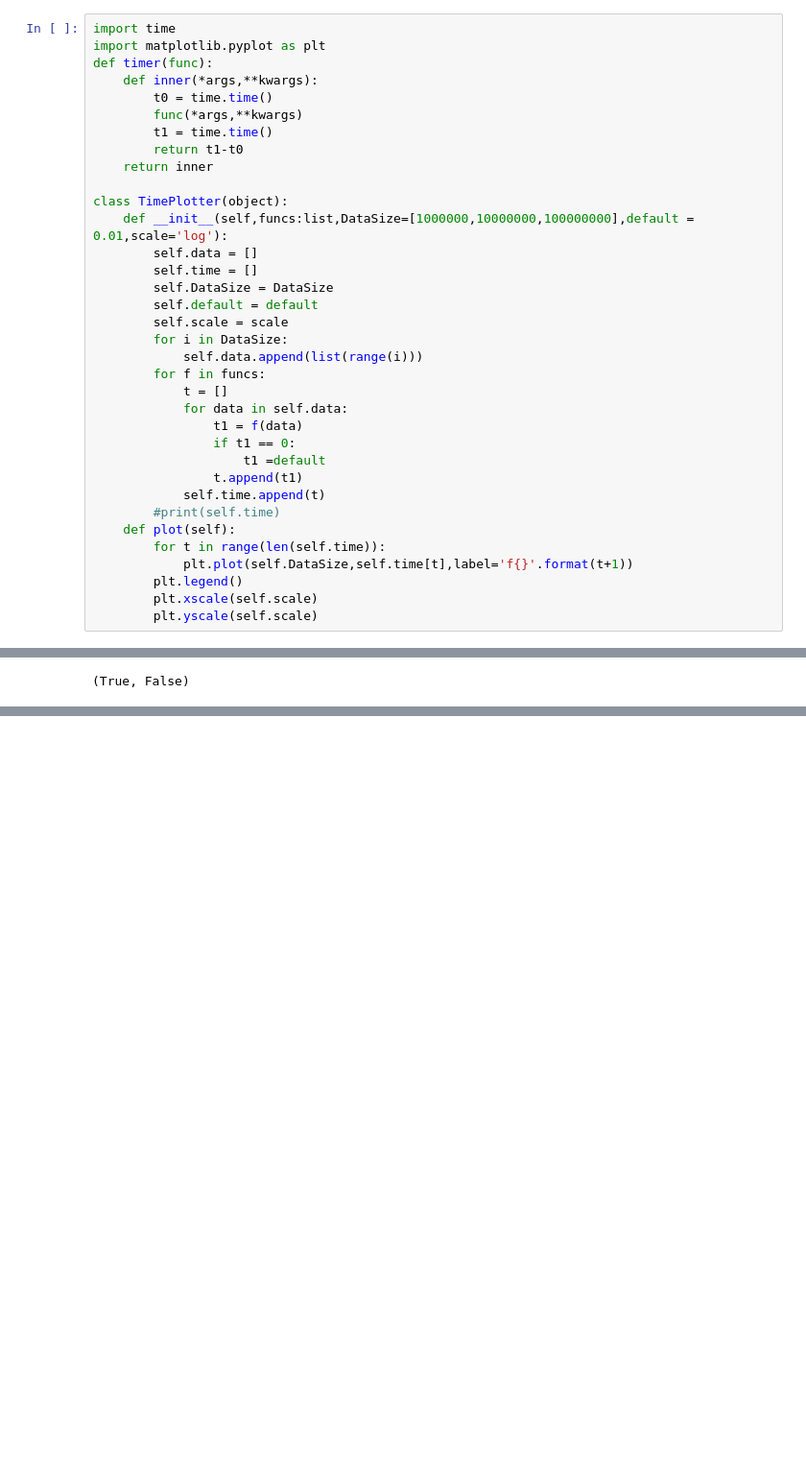
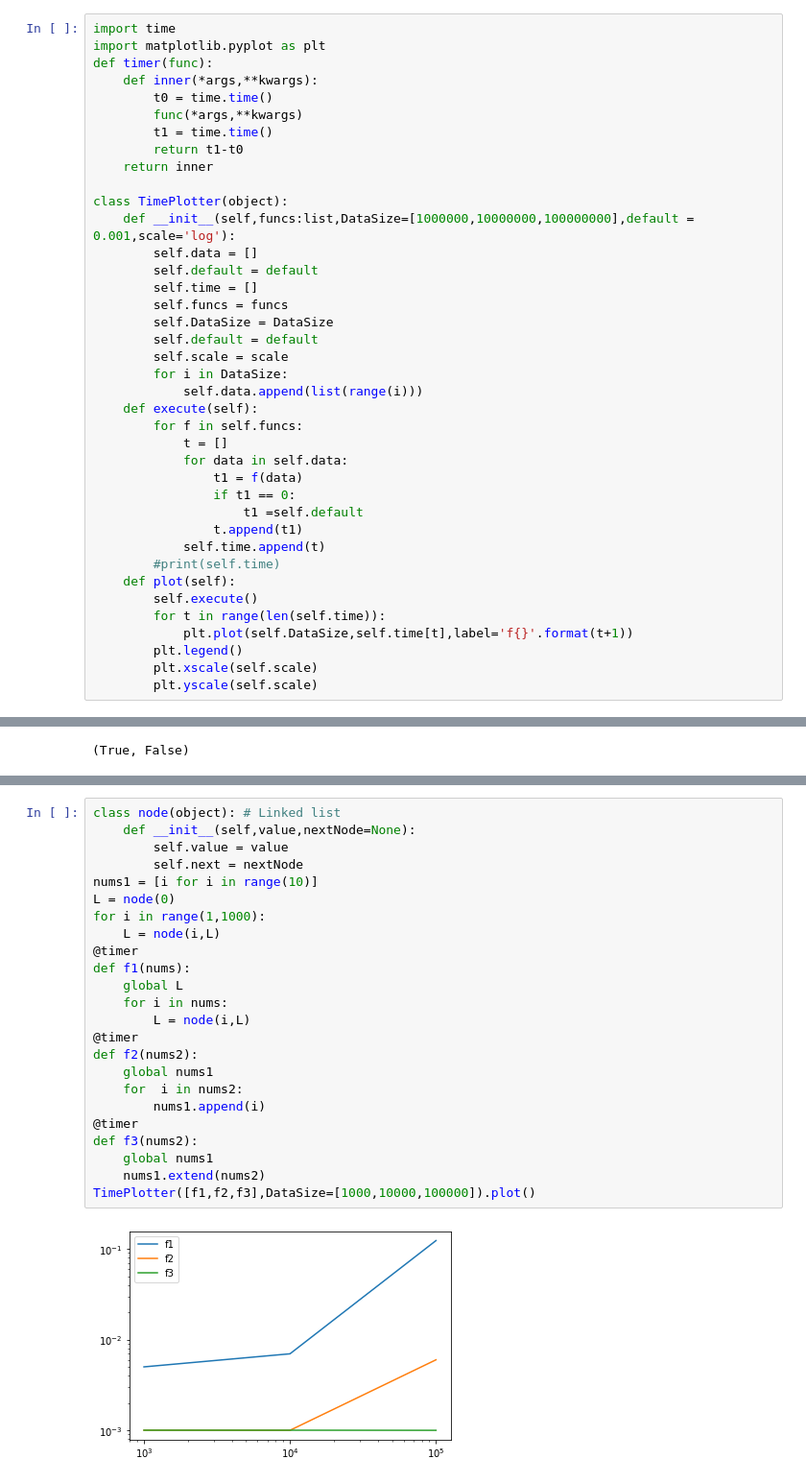
Before and after one commit to Zhurp2020/NLP-from-scratch, a Jupyter notebook: Python algorithms/Chapter 2 code.ipynb, the cells around one changed output, grey strips where cells are left out. Shown at 96% size. Saved outputs shown, nothing was run; the diff lists cells and outputs as text; blank space fills up the shorter version.

```diff
--- a/Python algorithms/Chapter 2 code.ipynb
+++ b/Python algorithms/Chapter 2 code.ipynb
@@ -10,24 +10,28 @@ def timer(func):
     return inner
 
 class TimePlotter(object):
-    def __init__(self,funcs:list,DataSize=[1000000,10000000,100000000],default = 0.01,scale='log'):
+    def __init__(self,funcs:list,DataSize=[1000000,10000000,100000000],default = 0.001,scale='log'):
         self.data = []
+        self.default = default
         self.time = []
+        self.funcs = funcs
         self.DataSize = DataSize
         self.default = default
         self.scale = scale
         for i in DataSize:
             self.data.append(list(range(i)))
-        for f in funcs:
+    def execute(self):
+        for f in self.funcs:
             t = []
             for data in self.data:
                 t1 = f(data)
                 if t1 == 0:
-                    t1 =default
+                    t1 =self.default
                 t.append(t1)
             self.time.append(t)
         #print(self.time)
     def plot(self):
+        self.execute()
         for t in range(len(self.time)):
             plt.plot(self.DataSize,self.time[t],label='f{}'.format(t+1))
         plt.legend()
@@ -242 +257,27 @@ check(6,a,b,c),check(1,a,b,c)
+# %%
+class node(object): # Linked list
+    def __init__(self,value,nextNode=None):
+        self.value = value
+        self.next = nextNode
+nums1 = [i for i in range(10)]
+L = node(0)
+for i in range(1,1000):
+    L = node(i,L)
+@timer
+def f1(nums):
+    global L
+    for i in nums:
+        L = node(i,L)
+@timer
+def f2(nums2):
+    global nums1
+    for  i in nums2:
+        nums1.append(i)
+@timer
+def f3(nums2):
+    global nums1
+    nums1.extend(nums2)
+TimePlotter([f1,f2,f3],DataSize=[1000,10000,100000]).plot()
+# %% [output]
+[figure, added]
 # %% [markdown]
```
Also changed, not shown: parts of 3 cells of this notebook.
